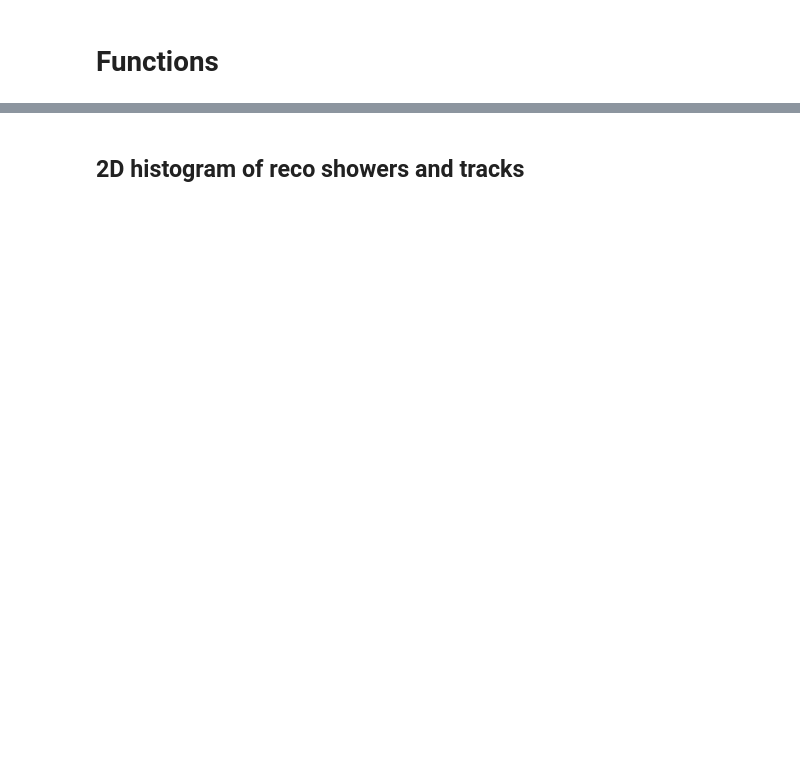
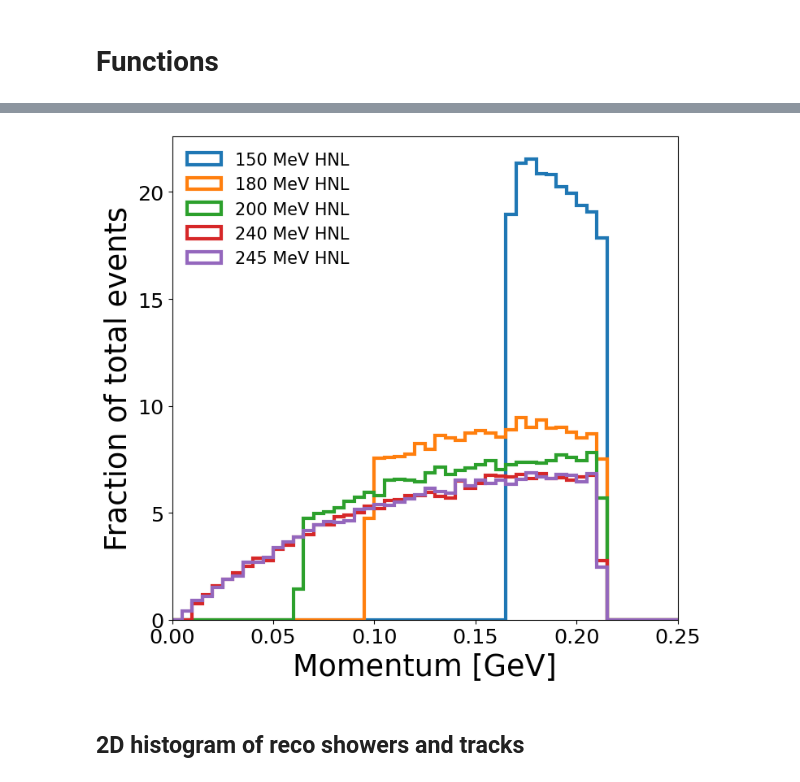
Before and after one commit to dmarsden01/uboone_HNL_analysis, a Jupyter notebook: 6_Truth_studies.ipynb, the cells around one changed output, grey strips where cells are left out. Saved outputs shown, nothing was run; the diff lists cells and outputs as text; code cells hidden in the pictures; blank space fills up the shorter version.

```diff
--- a/6_Truth_studies.ipynb
+++ b/6_Truth_studies.ipynb
@@ -117,8 +531,8 @@ Successfully loaded run1 pkls
 # %% [markdown]
 # Functions
 # %%
-def Plot_variable_signal(variable, HNL_samples_dict=[], xlabel=[], xlims=[0,0], bins=40, figsize=[10,10], dpi=100, MergeBins=False,
-                         density=True,legloc="best",logy = False, cutline = None, savefig=False, filename=None):
+def Plot_variable_signal(variable, HNL_samples_dict=[], xlabel=[], xlims=[0,0], bins=40, figsize=[10,10], dpi=100, xticks=[],
+                         density=True,legloc="best",logy = False, cutline = None, savefig=False, filename=None, plot_entries=False):
 
     if(HNL_samples_dict==[]): raise Exception("Specify samples dict")
     if(xlabel==[]): xlabel=variable
@@ -145,9 +559,12 @@ def Plot_variable_signal(variable, HNL_samples_dict=[], xlabel=[], xlims=[0,0],
 
     #plt.sca(ax[0])
 
+        if plot_entries==True: label=[f"{HNL_mass} MeV HNL: " + str(Num_entries) + " entries"]
+        if plot_entries==False: label=[f"{HNL_mass} MeV HNL"]
+
         plt.hist(var_HNL,
 #               label=[f"HNL ({mass} MeV) \n $|U_{{\mu4}}|^2="+sci_notation(sample_info["300"]["theta_u2"]) +f" (x{HNLplotscale})"],
-              label=[f"{HNL_mass} MeV HNL: " + str(Num_entries) + " entries"],
+              label=label,
               range=xlims,bins=bins,
               stacked=False,density=density,
               histtype="step",lw=3)
@@ -167,6 +584,8 @@ def Plot_variable_signal(variable, HNL_samples_dict=[], xlabel=[], xlims=[0,0],
 
     plt.xlabel(xlabel)
     plt.xlim(xlims)
+    if xticks != []:
+        plt.xticks(xticks)
     plt.tight_layout(rect=[0, 0, 1, 0.92])
     plt.yscale(logscale)
     if filename == None:
@@ -175,6 +594,7 @@ def Plot_variable_signal(variable, HNL_samples_dict=[], xlabel=[], xlims=[0,0],
         Name = filename
     if savefig == True:
         plt.savefig("plots/Truth_studies/Signal_plots/" + Name + ".png")
+        plt.savefig("plots/Truth_studies/Signal_plots/" + Name + ".pdf")
 # %%
 def check_variable(df,variable,debug=True): #The df should NOT be flattened. Will return a series which can be plotted.
     first_entry = df.index[0]
@@ -304,0 +754,6 @@ Plot_variable_signal(var, HNL_samples_dict=plot_dict, xlabel=[], xlims=[0,0], bi
+# %%
+Plot_variable_signal(var_2, HNL_samples_dict=plot_dict_2, xlabel=variable_names_dict[var_2], xlims=[0,0.25], bins=50,
+                     figsize=[8,8], dpi=100, xticks=[], density=True,legloc="upper left",logy = False,
+                     cutline = None, savefig=True, filename = f"pi0_{var_2}_{Run}")
+# %% [output]
+[figure, added]
```
Also changed, not shown: parts of 41 cells of this notebook, 8 other files.
